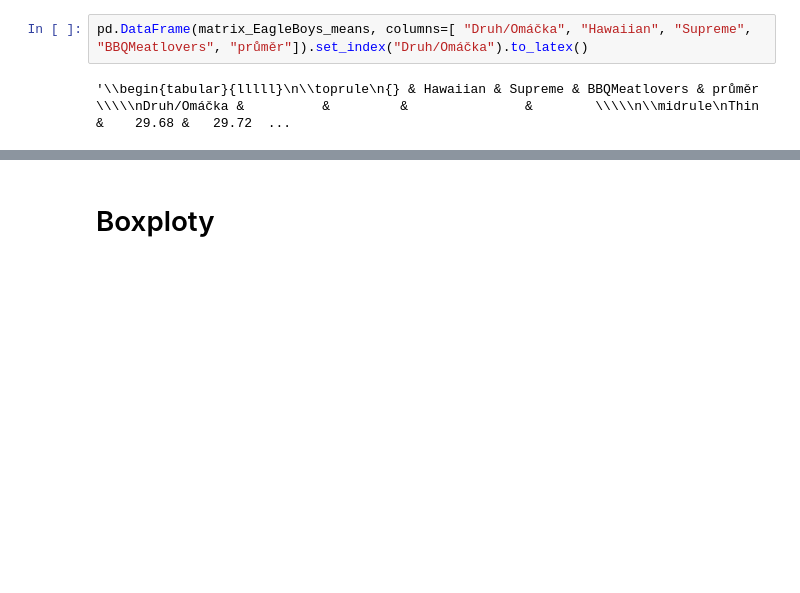
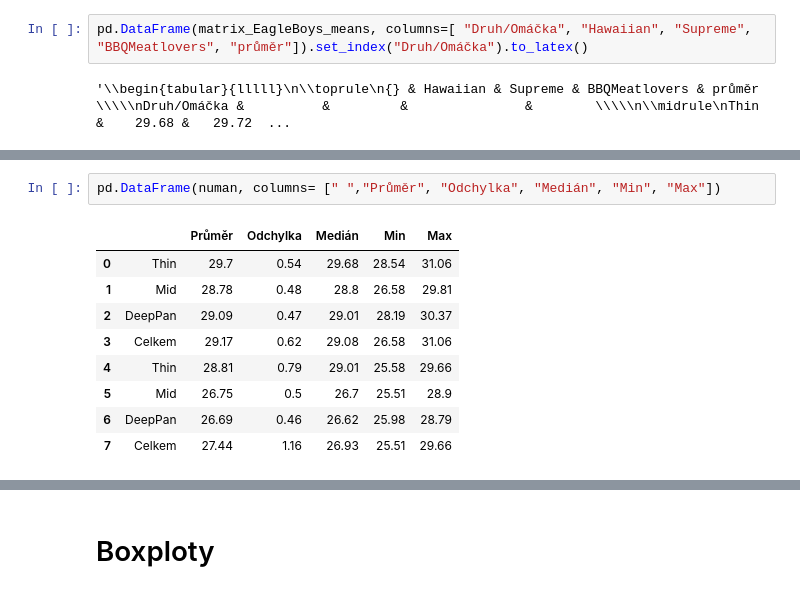
Before and after one commit to TheMrGhostman/SME, a Jupyter notebook: Analysis scirpt.ipynb, the cells around one changed output, grey strips where cells are left out. Drawn from its saved outputs; the diff is of its cells as text; blank space fills up the shorter version.

```diff
--- a/Analysis scirpt.ipynb
+++ b/Analysis scirpt.ipynb
@@ -270,0 +326,12 @@ pd.DataFrame(matrix_EagleBoys_means, columns=[ "Druh/Omáčka", "Hawaiian", "Sup
+# %%
+pd.DataFrame(numan, columns= [" ","Průměr", "Odchylka", "Medián", "Min", "Max"])
+# %% [output]
+|  |  | Průměr | Odchylka | Medián | Min | Max |
+| 0 | Thin | 29.7 | 0.54 | 29.68 | 28.54 | 31.06 |
+| 1 | Mid | 28.78 | 0.48 | 28.8 | 26.58 | 29.81 |
+| 2 | DeepPan | 29.09 | 0.47 | 29.01 | 28.19 | 30.37 |
+| 3 | Celkem | 29.17 | 0.62 | 29.08 | 26.58 | 31.06 |
+| 4 | Thin | 28.81 | 0.79 | 29.01 | 25.58 | 29.66 |
+| 5 | Mid | 26.75 | 0.5 | 26.7 | 25.51 | 28.9 |
+| 6 | DeepPan | 26.69 | 0.46 | 26.62 | 25.98 | 28.79 |
+| 7 | Celkem | 27.44 | 1.16 | 26.93 | 25.51 | 29.66 |
```
Also changed, not shown: parts of 49 cells of this notebook.
